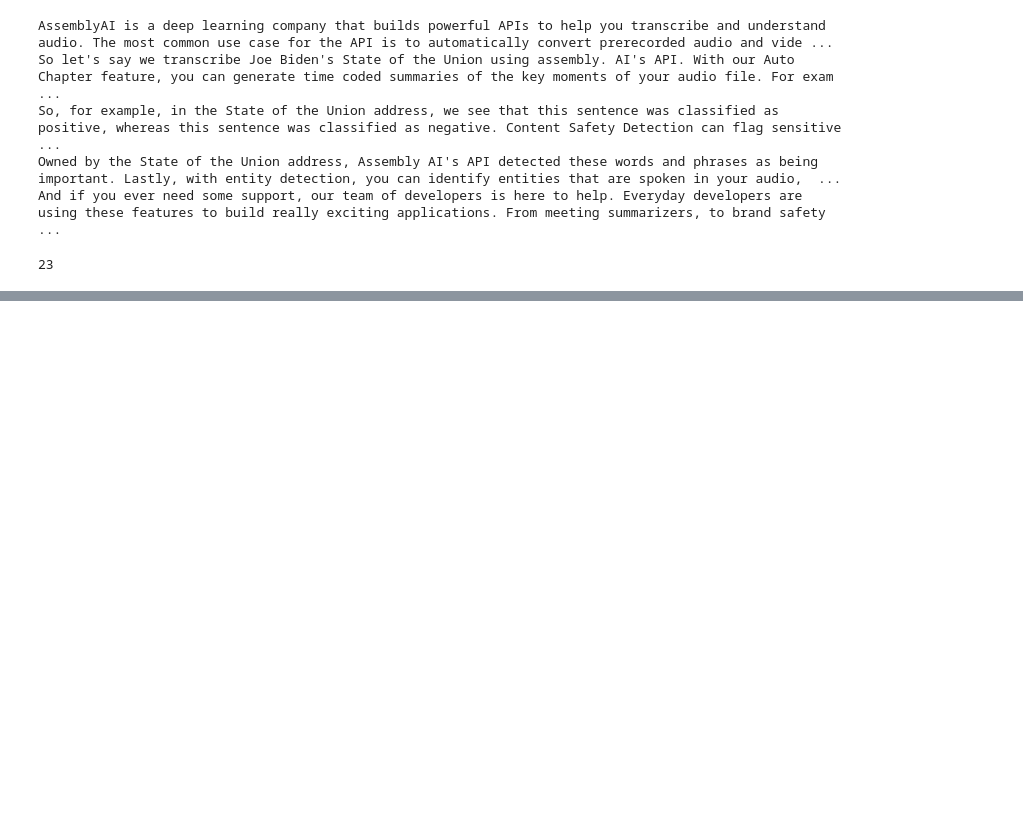
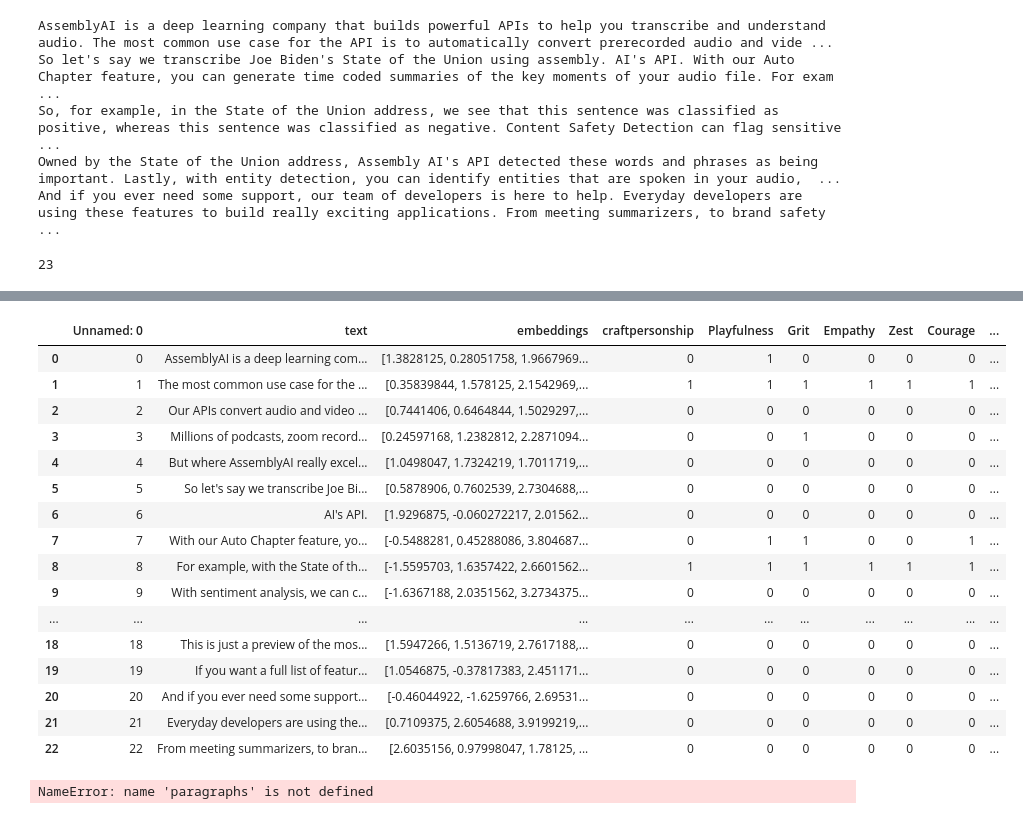
Before and after one commit to liamlio/AI-Interview-Recording-Analysis-App, a Jupyter notebook: experimentation.ipynb, the cells around one changed output, grey strips where cells are left out. Drawn from its saved outputs; the diff is of its cells as text; code cells hidden in the pictures; blank space fills up the shorter version.

Commit message:
backend analysis functions

```diff
--- a/experimentation.ipynb
+++ b/experimentation.ipynb
@@ -137,0 +181,20 @@ pred = classifier(texts, [model_name, "not " + model_name ])
+# %%
+pd.read_csv("results/analysis_test_test.csv")
+# %% [output]
+|  | Unnamed: 0 | text | embeddings | craftpersonship | Playfulness | Grit | Empathy | Zest | Courage | ... |
+| 0 | 0 | AssemblyAI is a deep learning com... | [1.3828125, 0.28051758, 1.9667969... | 0 | 1 | 0 | 0 | 0 | 0 | ... |
+| 1 | 1 | The most common use case for the ... | [0.35839844, 1.578125, 2.1542969,... | 1 | 1 | 1 | 1 | 1 | 1 | ... |
+| 2 | 2 | Our APIs convert audio and video ... | [0.7441406, 0.6464844, 1.5029297,... | 0 | 0 | 0 | 0 | 0 | 0 | ... |
+| 3 | 3 | Millions of podcasts, zoom record... | [0.24597168, 1.2382812, 2.2871094... | 0 | 0 | 1 | 0 | 0 | 0 | ... |
+| 4 | 4 | But where AssemblyAI really excel... | [1.0498047, 1.7324219, 1.7011719,... | 0 | 0 | 0 | 0 | 0 | 0 | ... |
+| 5 | 5 | So let's say we transcribe Joe Bi... | [0.5878906, 0.7602539, 2.7304688,... | 0 | 0 | 0 | 0 | 0 | 0 | ... |
+| 6 | 6 | AI's API. | [1.9296875, -0.060272217, 2.01562... | 0 | 0 | 0 | 0 | 0 | 0 | ... |
+| 7 | 7 | With our Auto Chapter feature, yo... | [-0.5488281, 0.45288086, 3.804687... | 0 | 1 | 1 | 0 | 0 | 1 | ... |
+| 8 | 8 | For example, with the State of th... | [-1.5595703, 1.6357422, 2.6601562... | 1 | 1 | 1 | 1 | 1 | 1 | ... |
+| 9 | 9 | With sentiment analysis, we can c... | [-1.6367188, 2.0351562, 3.2734375... | 0 | 0 | 0 | 0 | 0 | 0 | ... |
+| ... | ... | ... | ... | ... | ... | ... | ... | ... | ... | ... |
+| 18 | 18 | This is just a preview of the mos... | [1.5947266, 1.5136719, 2.7617188,... | 0 | 0 | 0 | 0 | 0 | 0 | ... |
+| 19 | 19 | If you want a full list of featur... | [1.0546875, -0.37817383, 2.451171... | 0 | 0 | 0 | 0 | 0 | 0 | ... |
+| 20 | 20 | And if you ever need some support... | [-0.46044922, -1.6259766, 2.69531... | 0 | 0 | 0 | 0 | 0 | 0 | ... |
+| 21 | 21 | Everyday developers are using the... | [0.7109375, 2.6054688, 3.9199219,... | 0 | 0 | 0 | 0 | 0 | 0 | ... |
+| 22 | 22 | From meeting summarizers, to bran... | [2.6035156, 0.97998047, 1.78125, ... | 0 | 0 | 0 | 0 | 0 | 0 | ... |
@@ -137,0 +203,4 @@ pred = classifier(texts, [model_name, "not " + model_name ])
+# %%
+audio_pipeline("audio.mp3", question_id="test", user_id="test")
+# %% [output]
+NameError: name 'paragraphs' is not defined
```
Also changed, not shown: parts of 9 cells of this notebook, 4 other files.
